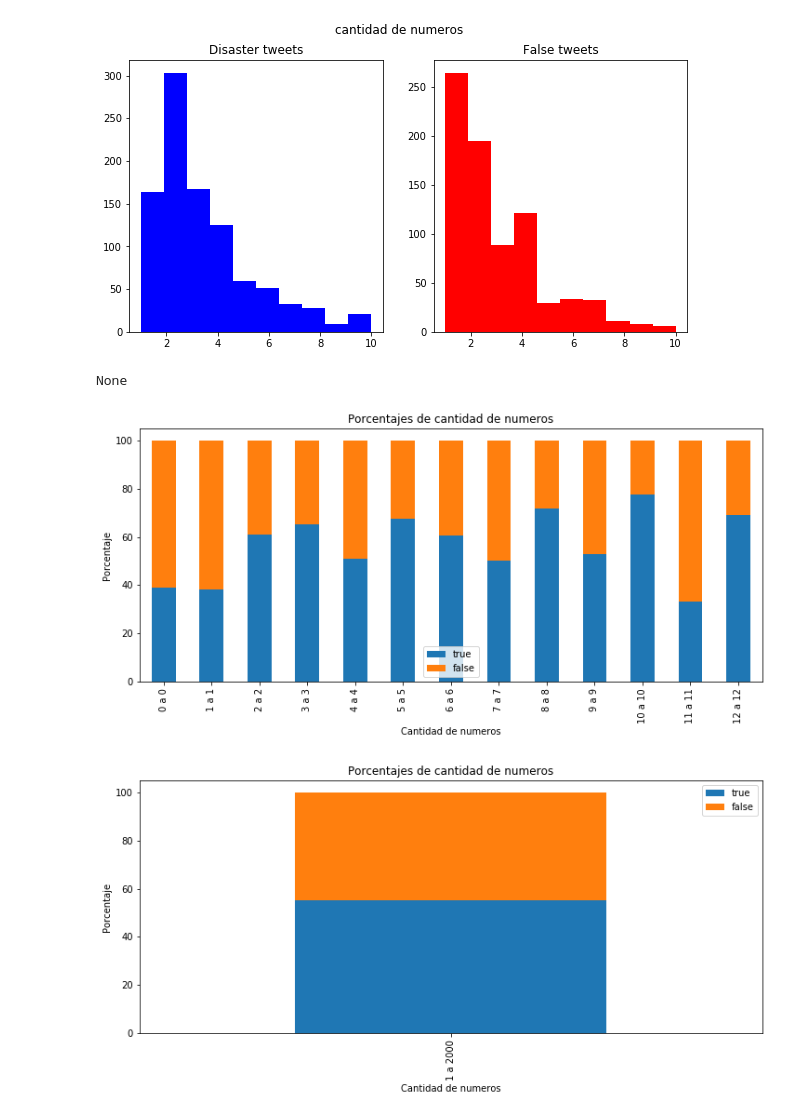
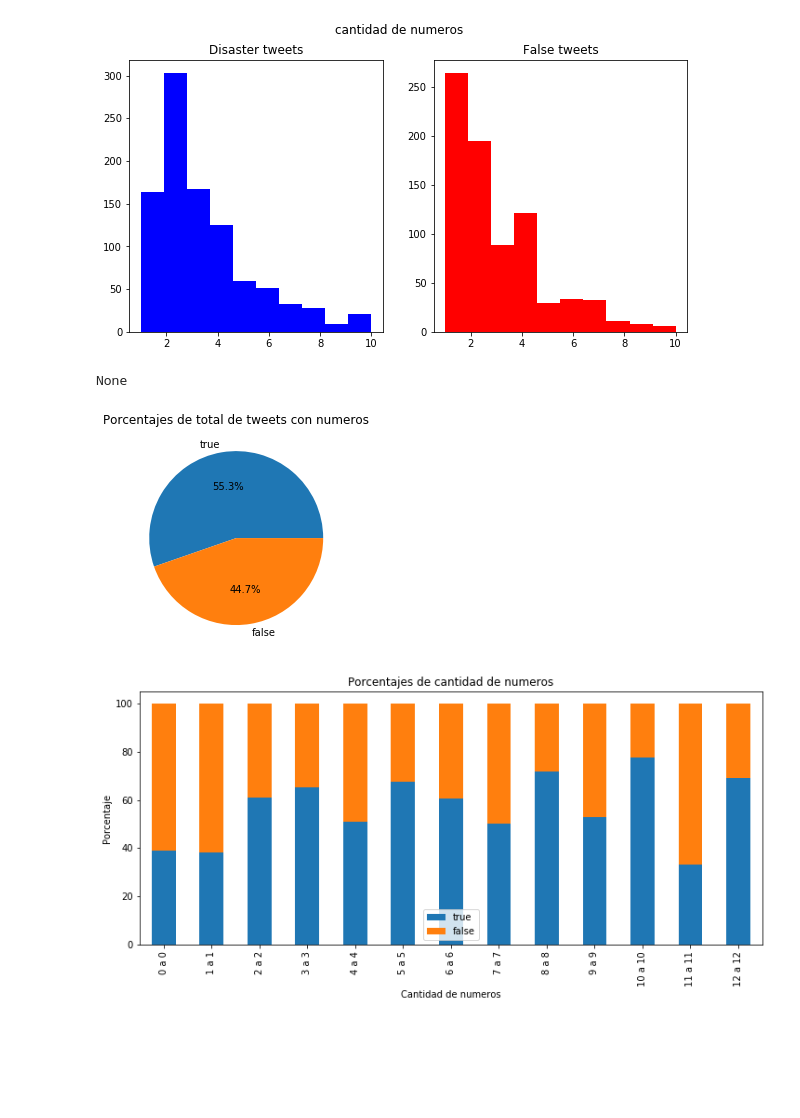
Before and after one commit to pabliyo/coronadatos, a Jupyter notebook: TP1-AnalisisText-SimbolosYNumeros.ipynb, the cells around one changed output. Drawn from its saved outputs; the diff is of its cells as text; code cells hidden in the pictures; blank space fills up the shorter version.

Commit message:
cambios menores - cambio a pie chart para mostrar %totales

```diff
--- a/TP1-AnalisisText-SimbolosYNumeros.ipynb
+++ b/TP1-AnalisisText-SimbolosYNumeros.ipynb
@@ -92,7 +92,10 @@ def porcentuar(columna,inicio,rango,inc,titulo,x,y):
     porcentajes['false']=porcentajes['falsetemp']*100/(porcentajes['truetemp']+porcentajes['falsetemp'])
     porcentajes=porcentajes.drop(['truetemp','falsetemp'],axis=1)
     porcentajes=porcentajes.set_index('grupo')
-    ax=porcentajes.plot(kind='bar',stacked=True,figsize=(12,5))
+    if 'total' in titulo:
+        ax=porcentajes.iloc[0].plot.pie(autopct='%1.1f%%')
+    else:
+        ax=porcentajes.plot(kind='bar',stacked=True,figsize=(12,5))
     ax.set_ylabel(y)
     ax.set_xlabel(x)
     ax.set_title(titulo)
@@ -148,11 +151,11 @@ plt.show()
 # %% [output]
 [figure]
 # %%
-display(porcentuar('numeros',0,13,1,'Porcentajes de cantidad de numeros','Cantidad de numeros','Porcentaje'))
-porcentuar('numeros',1,2000,2000,'Porcentajes de cantidad de numeros','Cantidad de numeros','Porcentaje')
+display(porcentuar('numeros',1,2000,2000,'Porcentajes de total de tweets con numeros','',''))
+porcentuar('numeros',0,13,1,'Porcentajes de cantidad de numeros','Cantidad de numeros','Porcentaje')
 # %% [output]
 None
-[figure, old version]
+[figure, new version]
-[figure, old version]
+[figure, new version]
 # %%
 ## PREGUNTONES ???
```
Also changed, not shown: parts of 4 cells of this notebook.
